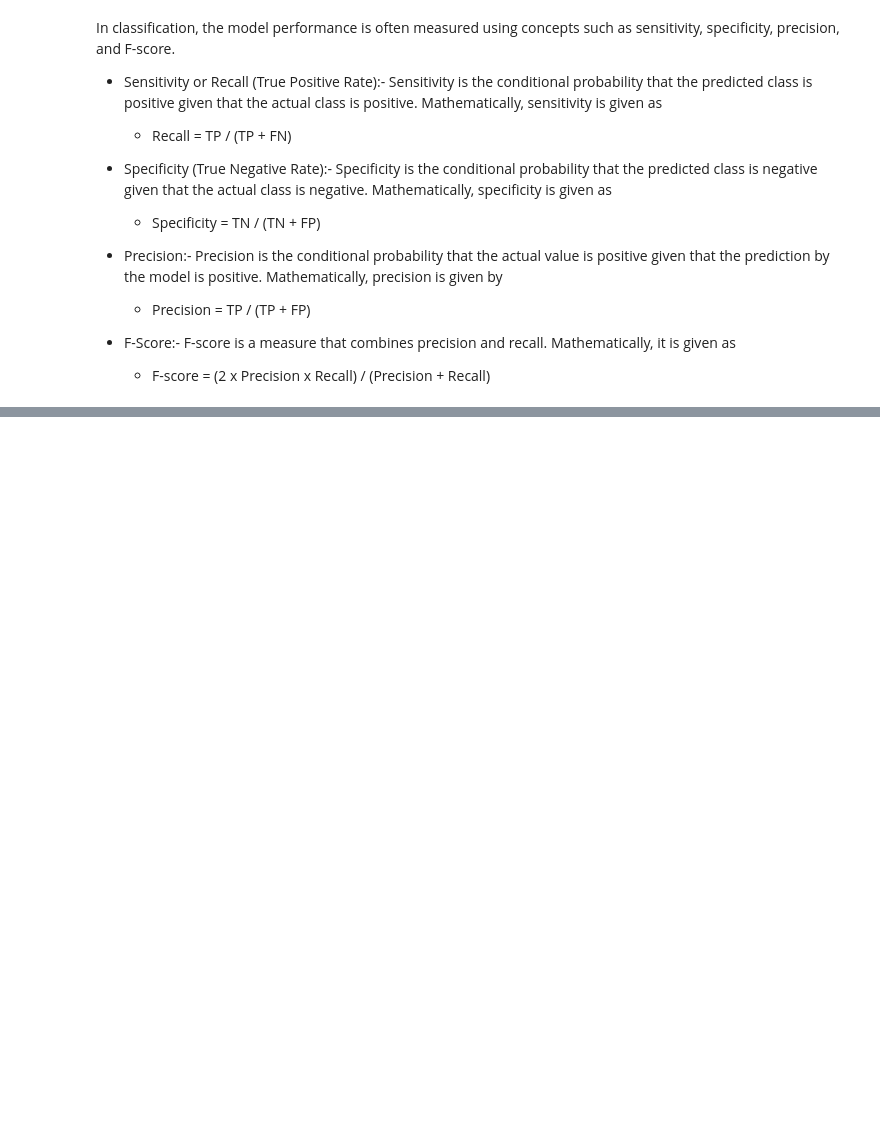
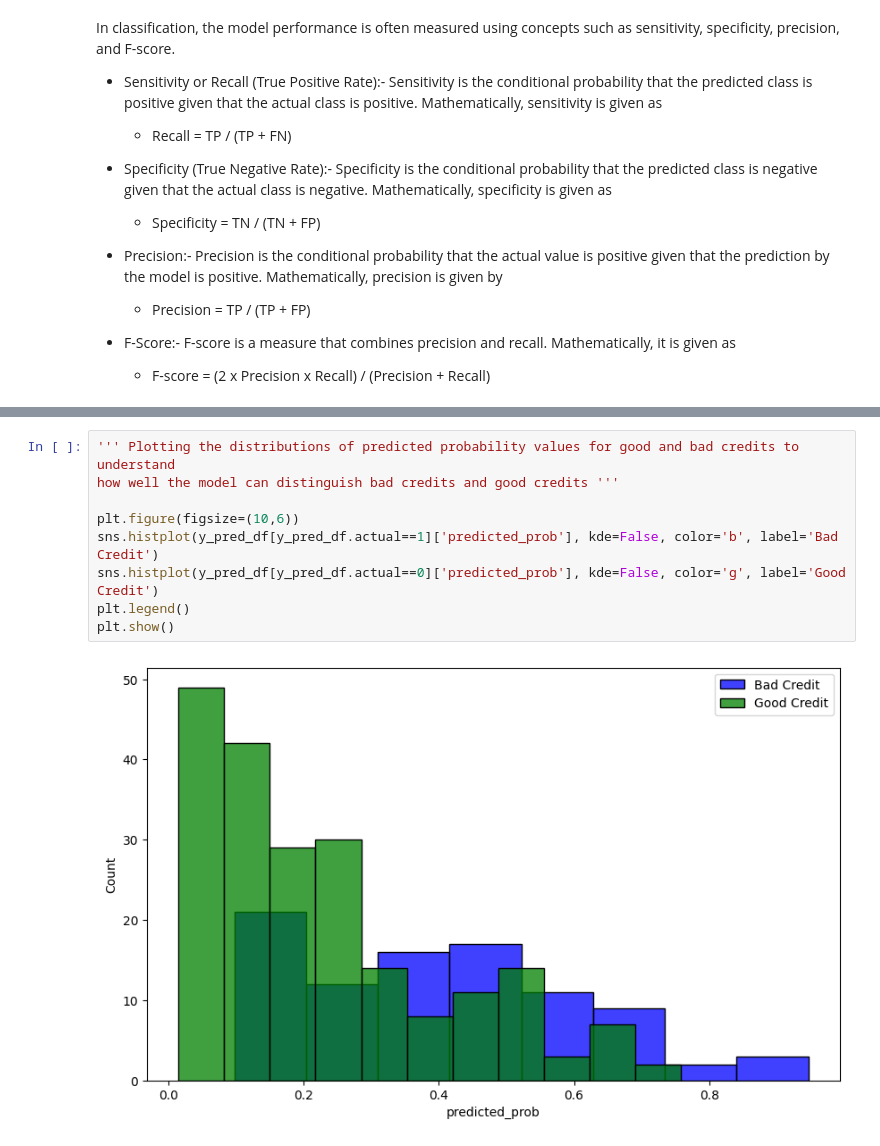
Before and after one commit to Anurag-Warthi/Data-Science-Machine-Learning, a Jupyter notebook: Data Science/03-Classification/Binary Logistic Regression.ipynb, the cells around one changed output, grey strips where cells are left out. Saved outputs shown, nothing was run; the diff lists cells and outputs as text; blank space fills up the shorter version.

```diff
--- a/Data Science/03-Classification/Binary Logistic Regression.ipynb
+++ b/Data Science/03-Classification/Binary Logistic Regression.ipynb
@@ -422,0 +434,11 @@ In classification, the model performance is often measured using concepts such a
+# %%
+''' Plotting the distributions of predicted probability values for good and bad credits to understand
+how well the model can distinguish bad credits and good credits '''
+
+plt.figure(figsize=(10,6))
+sns.histplot(y_pred_df[y_pred_df.actual==1]['predicted_prob'], kde=False, color='b', label='Bad Credit')
+sns.histplot(y_pred_df[y_pred_df.actual==0]['predicted_prob'], kde=False, color='g', label='Good Credit')
+plt.legend()
+plt.show()
+# %% [output]
+[figure, added]
```
Also changed, not shown: parts of 4 cells of this notebook.
